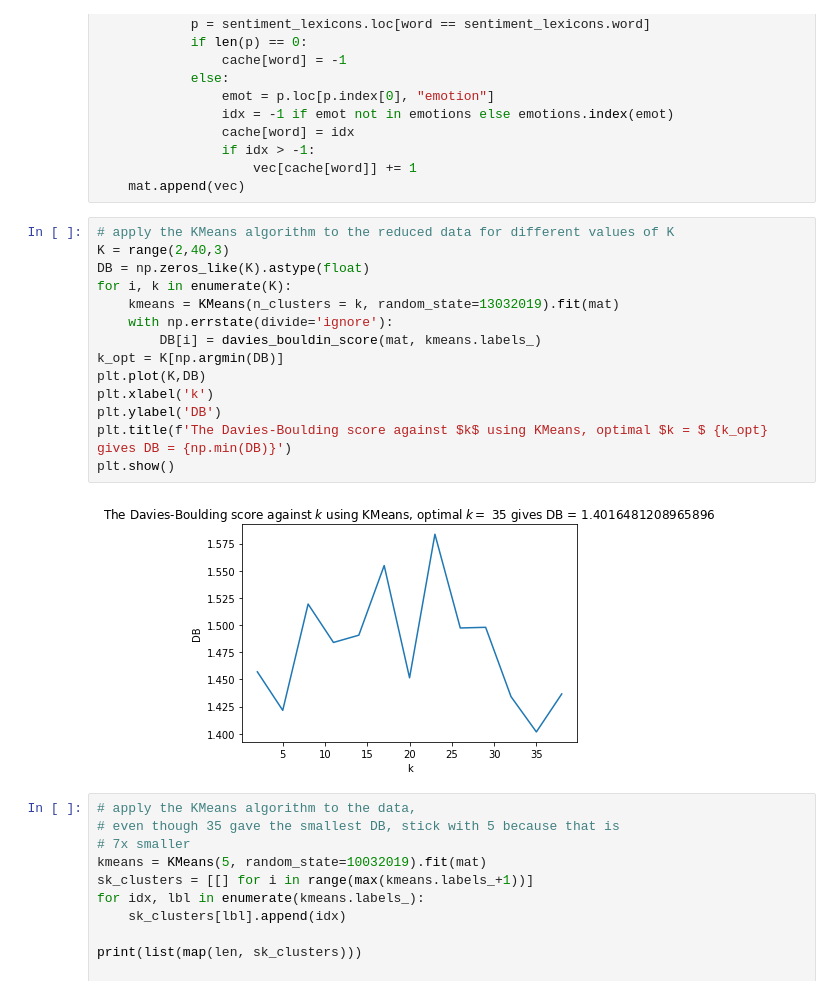
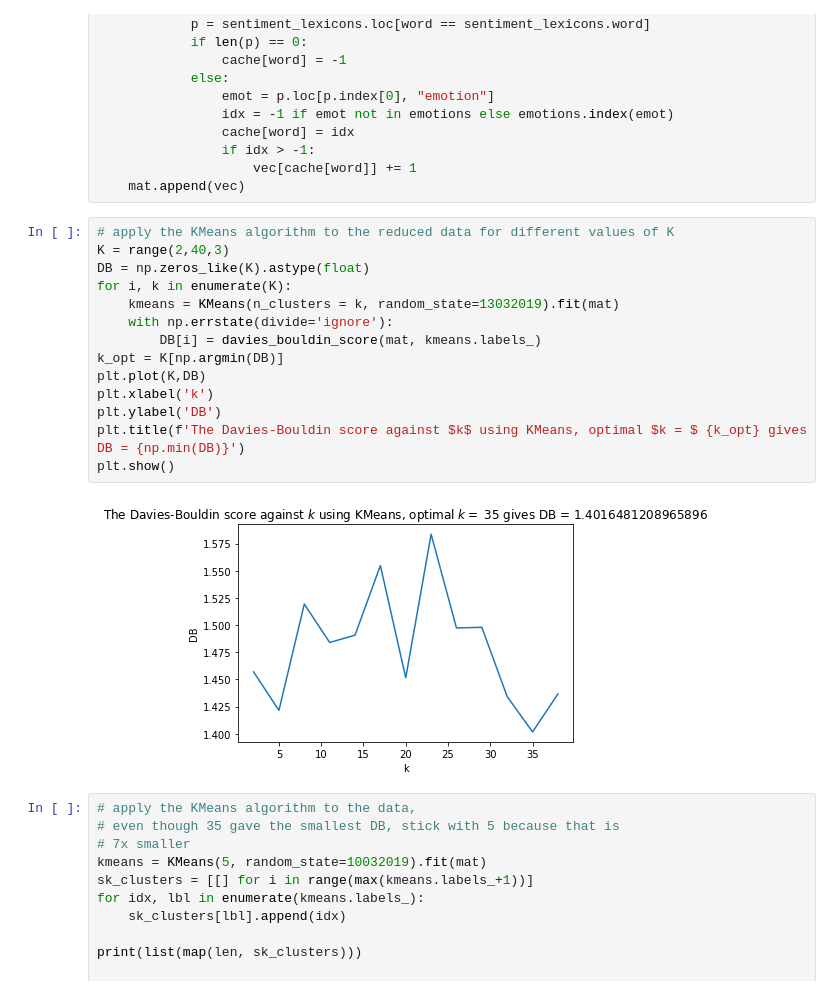
Before and after one commit to RojerGS/DataScience, a Jupyter notebook: TrumpTweetsClustering/sentimentAnalysis.ipynb, the cells around one changed output. Saved outputs shown, nothing was run; the diff lists cells and outputs as text.

```diff
--- a/TrumpTweetsClustering/sentimentAnalysis.ipynb
+++ b/TrumpTweetsClustering/sentimentAnalysis.ipynb
@@ -147,19 +147,19 @@ for tweet in tweets:
 # %%
 # apply the KMeans algorithm to the reduced data for different values of K
 K = range(2,40,3)
 DB = np.zeros_like(K).astype(float)
 for i, k in enumerate(K):
     kmeans = KMeans(n_clusters = k, random_state=13032019).fit(mat)
     with np.errstate(divide='ignore'):
         DB[i] = davies_bouldin_score(mat, kmeans.labels_)
 k_opt = K[np.argmin(DB)]
 plt.plot(K,DB)
 plt.xlabel('k')
 plt.ylabel('DB')
-plt.title(f'The Davies-Boulding score against $k$ using KMeans, optimal $k = $ {k_opt} gives DB = {np.min(DB)}')
+plt.title(f'The Davies-Bouldin score against $k$ using KMeans, optimal $k = $ {k_opt} gives DB = {np.min(DB)}')
 plt.show()
 # %% [output]
-[figure, old version]
+[figure, new version]
 # %%
 # apply the KMeans algorithm to the data,
 # even though 35 gave the smallest DB, stick with 5 because that is
```
Also changed, not shown: parts of 2 cells of this notebook, 1 other file.
